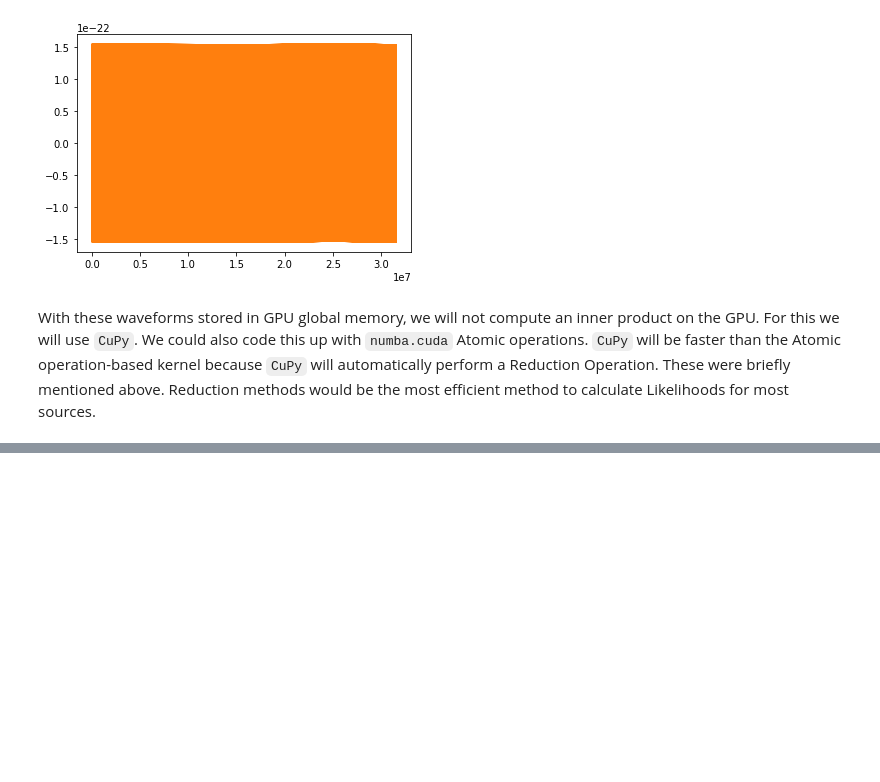
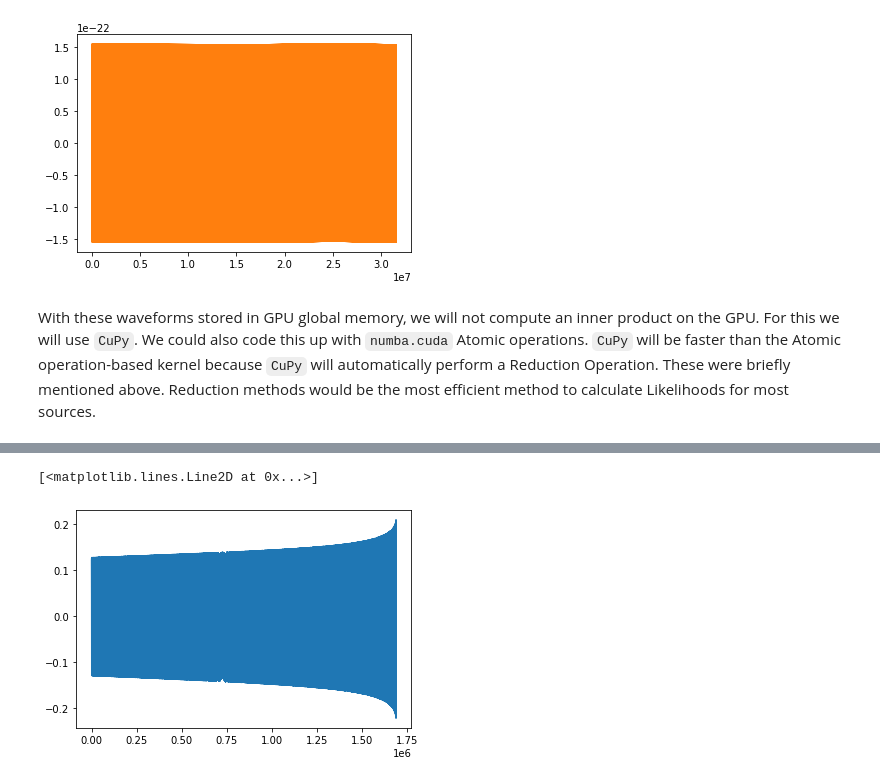
Before and after one commit to mikekatz04/GPU_and_GWs_Tutorial, a Jupyter notebook: GPUs_and_GWs.ipynb, the cells around one changed output, grey strips where cells are left out. Saved outputs shown, nothing was run; the diff lists cells and outputs as text; code cells hidden in the pictures; blank space fills up the shorter version.

```diff
--- a/GPUs_and_GWs.ipynb
+++ b/GPUs_and_GWs.ipynb
@@ -1120,0 +1299,42 @@ assert np.allclose(inner_product_cpu, inner_product.get())
+# %%
+# get mode information
+num_modes = m.shape[0]
+num_pts = t_new.shape[0]
+
+# output waveform buffer
+output_wave = xp.zeros(t_new.shape[0], dtype=complex)
+
+# transfer all inforation to the GPU
+amps_new = xp.asarray(amps_new_cpu)
+Phi_phi_new = xp.asarray(Phi_phi_new_cpu)
+Phi_r_new = xp.asarray(Phi_r_new_cpu)
+Ylm = xp.asarray(spherical_harmonics)
+Ylm_minus_m = xp.asarray(spherical_harmonics_minus_m)
+l = xp.asarray(l)
+m = xp.asarray(m)
+n = xp.asarray(n)
+
+# threads per block
+threadsperblock = 256
+
+# blocks along x direction
+blockspergrid = (num_pts + (threadsperblock - 1)) // threadsperblock
+
+# call kernel
+build_EMRI_waveform_kernel[blockspergrid, threadsperblock](output_wave, amps_new.flatten(), Phi_phi_new, Phi_r_new, Ylm, l, m, n, num_modes, num_pts)
+cuda.synchronize()
+
+# figure out where m != 0
+inds = m != 0
+amps_minus_m = amps_new[inds].conj().flatten()
+num_modes_minus_L = inds.sum().item()
+
+# since we are not running modes as a separate dimension, the kernel call is effectively the same.
+build_EMRI_waveform_kernel[blockspergrid, threadsperblock](output_wave, amps_minus_m, Phi_phi_new, Phi_r_new, Ylm_minus_m[inds], l[inds], -m[inds], -n[inds], num_modes_minus_L, num_pts)
+cuda.synchronize()
+
+# plot results
+plt.plot(output_wave.real.get())
+# %% [output]
+[<matplotlib.lines.Line2D at 0x...>]
+[figure, added]
```
Also changed, not shown: parts of 34 cells of this notebook.
